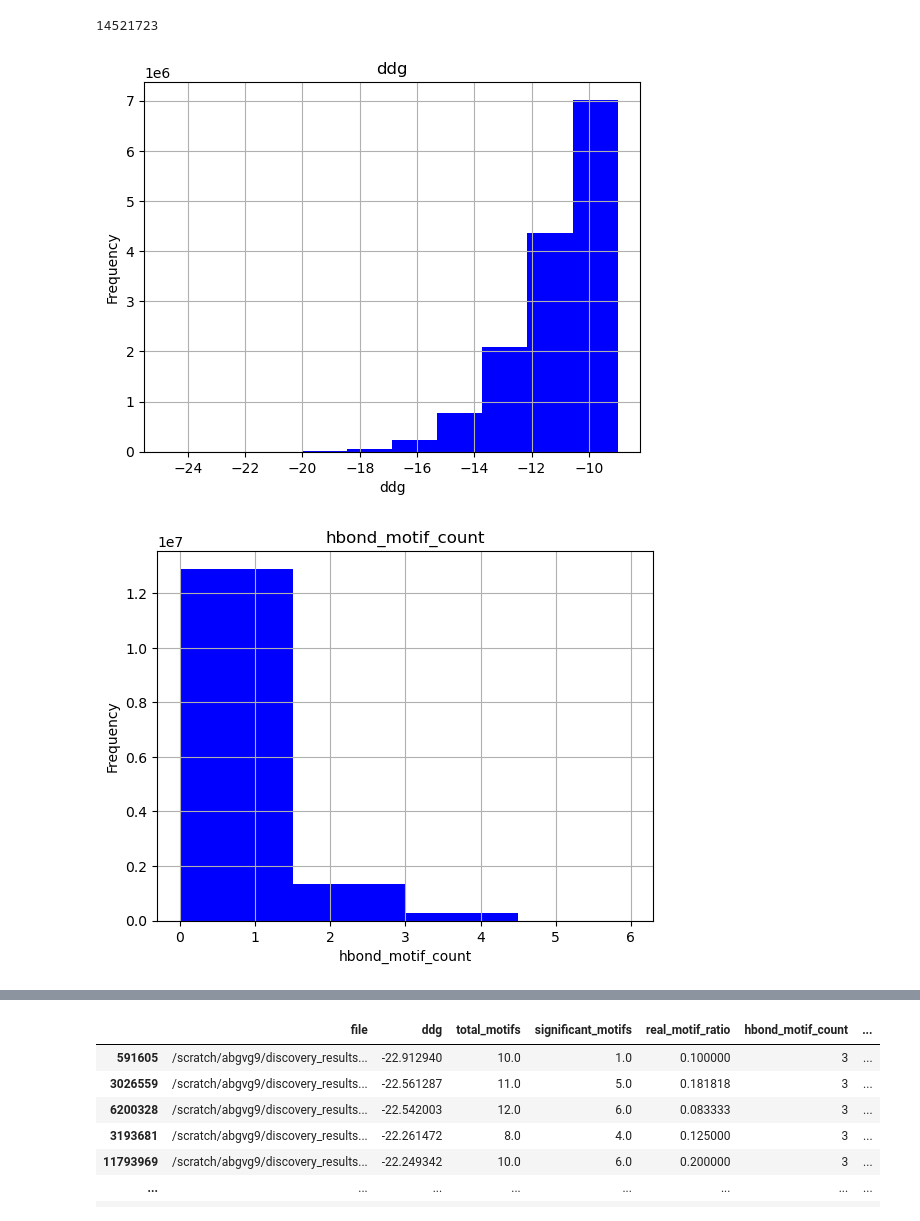
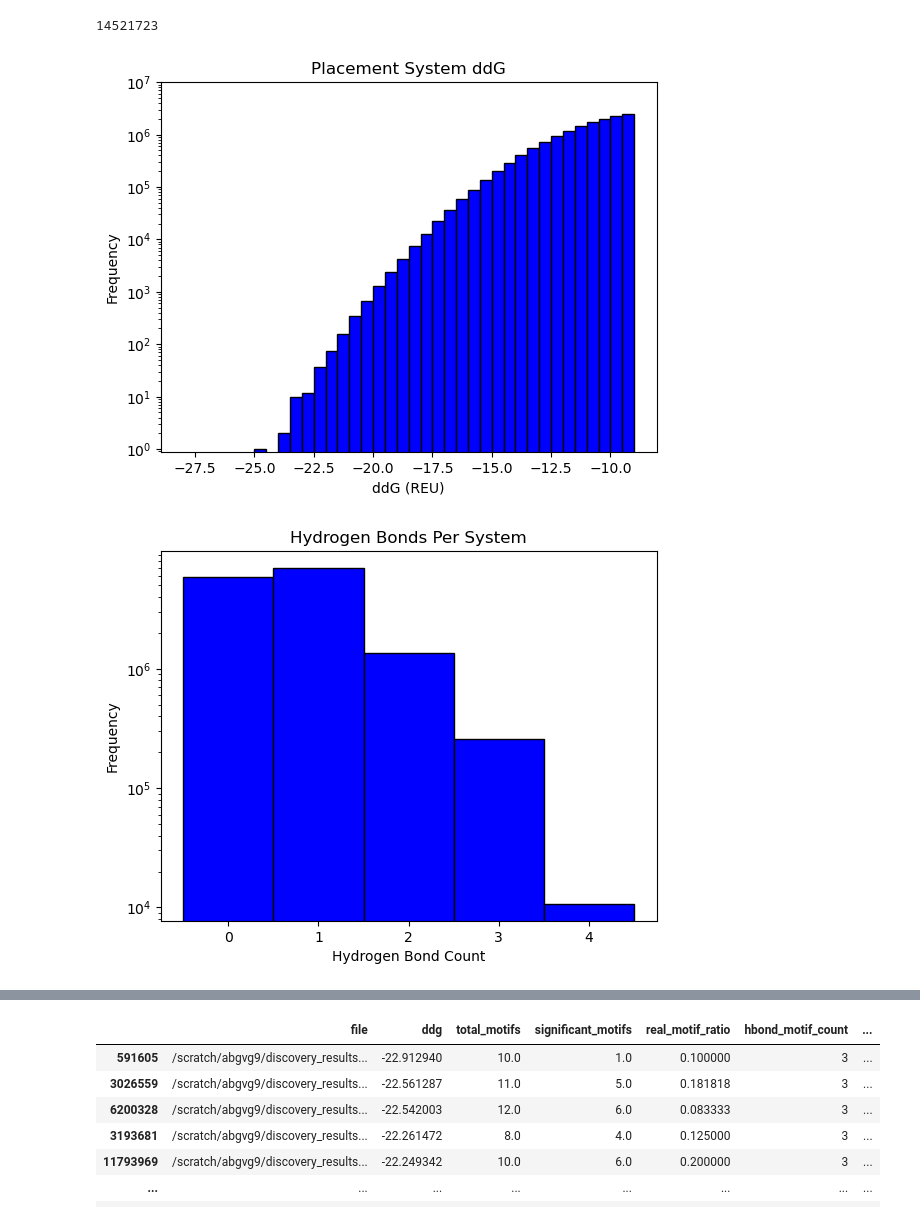
Before and after one commit to toadlover/ginsparg_thymelab_thesis, a Jupyter notebook: jupyter_notebooks/initial_placement_selection/antagonists/8_30_24_all_antagonist_placements_unfiltered_large_redo.ipynb, the cells around one changed output, grey strips where cells are left out. Drawn from its saved outputs; the diff is of its cells as text; code cells hidden in the pictures.

```diff
--- a/jupyter_notebooks/initial_placement_selection/antagonists/8_30_24_all_antagonist_placements_unfiltered_large_redo.ipynb
+++ b/jupyter_notebooks/initial_placement_selection/antagonists/8_30_24_all_antagonist_placements_unfiltered_large_redo.ipynb
@@ -8,7 +10,7 @@ pd.set_option('display.max_columns', None)
 #pd.set_option('display.max_rows', None)
 pd.set_option('display.max_colwidth', None)
 # %%
-df  = pd.read_csv("/scratch/abgvg9/discovery_results/antagonists/all_antagonist_data.csv")
+df  = pd.read_csv("/data/project/thymelab/october_2024_hcrtr2_discovery_results/old_antagonist_data_to_keep/all_antagonist_data.csv")
 # %%
 #this crashes with how big the dataframe is with the open options
 df
@@ -37,30 +39,60 @@ len(df)
 #ddg
 x = df['ddg']
 #set labels and title
-plt.xlabel('ddg')
+plt.xlabel('ddG (REU)')
 plt.ylabel('Frequency')
-plt.title('ddg')
+plt.title('Placement System ddG')
+
+# Set y-axis to display in scientific notation with individual tick values
+plt.gca().yaxis.set_major_formatter(ScalarFormatter(useMathText=True))
+plt.gca().yaxis.get_major_formatter().set_scientific(False)
+plt.gca().yaxis.get_major_formatter().set_powerlimits((0,0))
+# Set y-axis to display numbers with commas
+plt.gca().yaxis.set_major_formatter(FuncFormatter(lambda x, _: f'{int(x):,}'))
+#set y scale to log
+plt.yscale('log')
+
+bin_edges = np.arange(-28, -8.5, 0.5)
+
+plt.ylim(0,10000000)
+
 #create 30 bin 1D hsitogram
-plt.hist(x, bins=10, color='blue')
+plt.hist(x, bins=bin_edges, color='blue', align = 'mid', edgecolor='black')
 #set grid
-plt.grid(True)
+#plt.grid(True)
 #show plot
 plt.show()
 # %% [output]
-[figure, old version]
+[figure, new version]
 # %%
-#ddg
+#hbond
 x = df['hbond_motif_count']
 #set labels and title
-plt.xlabel('hbond_motif_count')
+plt.xlabel('Hydrogen Bond Count')
 plt.ylabel('Frequency')
-plt.title('hbond_motif_count')
+plt.title('Hydrogen Bonds Per System')
+
+bin_edges = np.arange(-0.5, 5, 1)
+
+# Plot histogram
+#plt.hist(x, bins=bin_edges, edgecolor='black')
+
 #create 30 bin 1D hsitogram
-plt.hist(x, bins=4, color='blue')
+plt.hist(x, bins=bin_edges, color='blue', align='mid', width = 1, edgecolor='black')
 #set grid
-plt.grid(True)
+#plt.grid(True)
+
+# Set y-axis to display in scientific notation with individual tick values
+plt.gca().yaxis.set_major_formatter(ScalarFormatter(useMathText=True))
+plt.gca().yaxis.get_major_formatter().set_scientific(False)
+plt.gca().yaxis.get_major_formatter().set_powerlimits((0,0))
+# Set y-axis to display numbers with commas
+plt.gca().yaxis.set_major_formatter(FuncFormatter(lambda x, _: f'{int(x):,}'))
+#set y scale to log
+plt.yscale('log')
+
 #show plot
 plt.show()
 # %% [output]
-[figure, old version]
+[figure, new version]
 # %%
```
Also changed, not shown: parts of 3 cells of this notebook, 1 other file.
